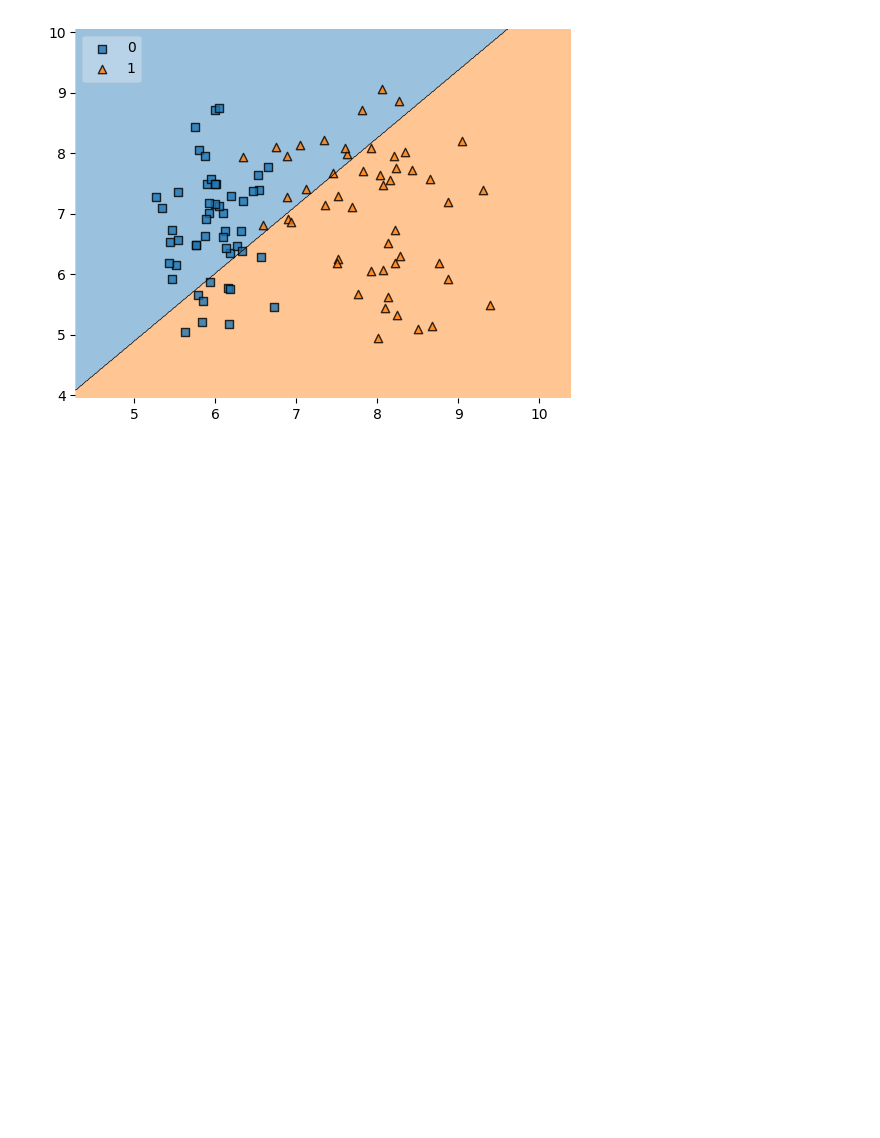
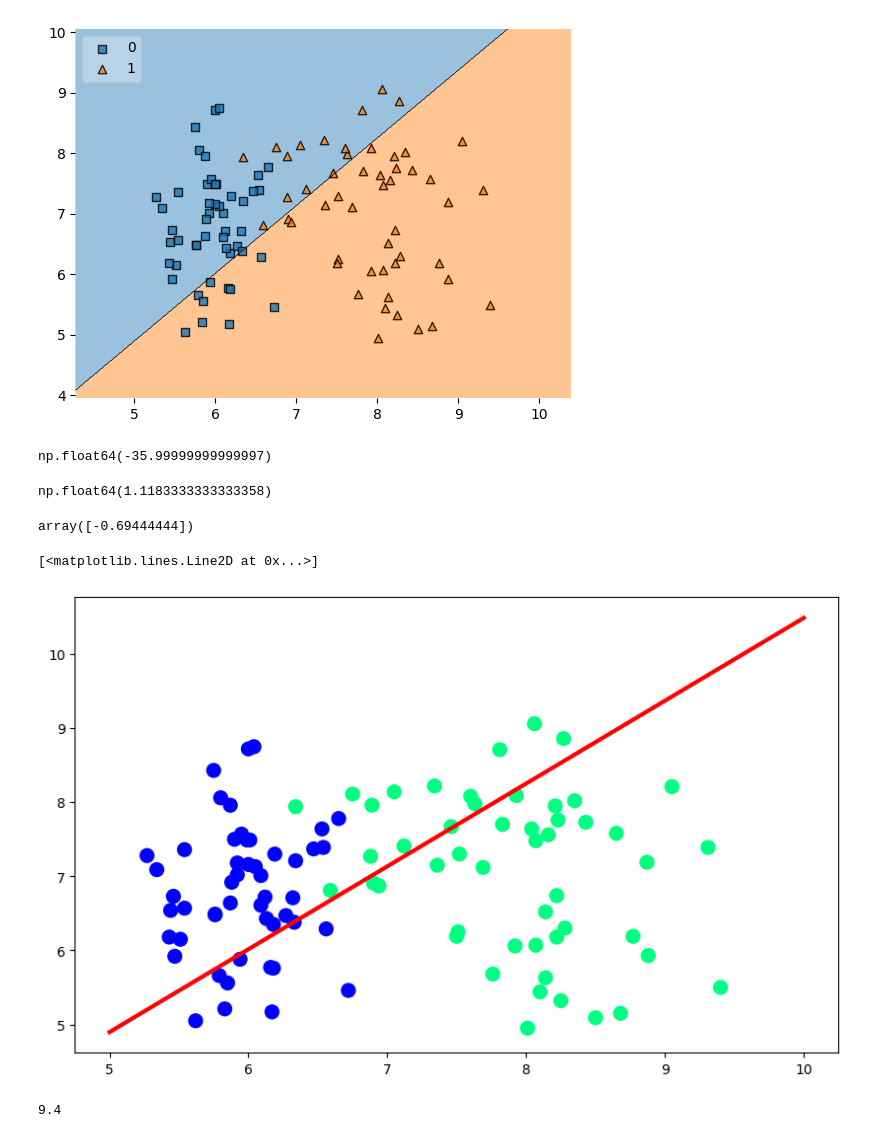
Before and after one commit to ajaykumar080286/DeepLearning, a Jupyter notebook: 1_perceptron_demo.ipynb, the cells around one changed output. Saved outputs shown, nothing was run; the diff lists cells and outputs as text; code cells hidden in the pictures; blank space fills up the shorter version.

```diff
--- a/1_perceptron_demo.ipynb
+++ b/1_perceptron_demo.ipynb
@@ -50,3 +50,31 @@ plot_decision_regions(X.values, y.values, clf=ps,legend=2)
 # %% [output]
 <Axes: >
 [figure]
+# %%
+coef_[0][1]
+# %% [output]
+np.float64(-35.99999999999997)
+# %%
+m=-(coef_[0][0]/coef_[0][1])
+m
+# %% [output]
+np.float64(1.1183333333333358)
+# %%
+b=-(inter/coef_[0][1])
+b
+# %% [output]
+array([-0.69444444])
+# %%
+X_input=np.linspace(5,10,100)
+y_imput=m*X_input+b
+# %%
+plt.figure(figsize=(10,6))
+plt.scatter(X.iloc[:,0],X.iloc[:,1],c=y,cmap='winter',s=100)
+plt.plot(X_input,y_imput,color='red',linewidth=3)
+# %% [output]
+[<matplotlib.lines.Line2D at 0x...>]
+[figure, added]
+# %%
+X.iloc[:,0].max()
+# %% [output]
+9.4
```
